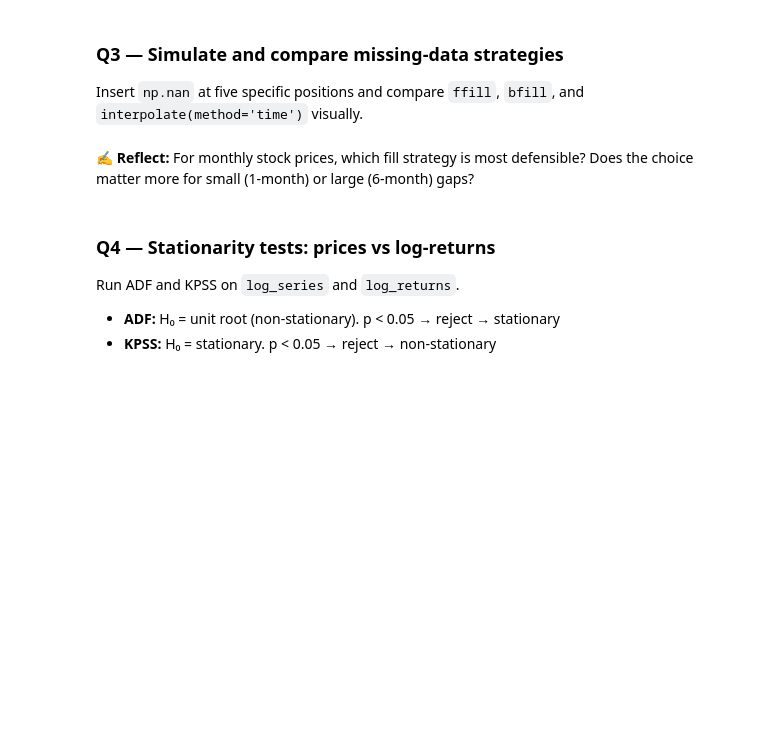
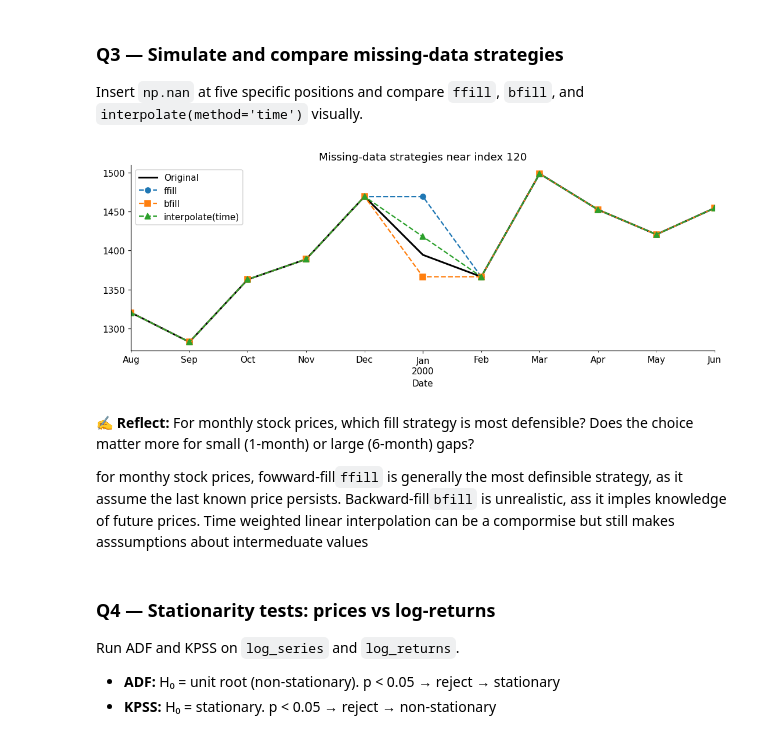
Before and after one commit to un1u3/ml-labs, a Jupyter notebook: fusemachines-2026/phase2/asignment5/W8_Forecasting_Assignment.ipynb, the cells around one changed output. Drawn from its saved outputs; the diff is of its cells as text; code cells hidden in the pictures; blank space fills up the shorter version.

```diff
--- a/fusemachines-2026/phase2/asignment5/W8_Forecasting_Assignment.ipynb
+++ b/fusemachines-2026/phase2/asignment5/W8_Forecasting_Assignment.ipynb
@@ -169,22 +169,27 @@ Insert `np.nan` at five specific positions and compare
 # %%
 # Q3 ──────────────────────────────────────────────────────────────────────────
 s_gap = series.copy().astype(float)
 s_gap.iloc[[10, 50, 120, 200, 310]] = np.nan   # five gaps introduced
 
-s_ffill  = None   # fill each gap with the previous available value
-s_bfill  = None   # fill each gap with the next available value
-s_interp = None   # fill each gap using time-weighted linear interpolation
+s_ffill  = s_gap.ffill()   # fill each gap with the previous available value
+s_bfill  = s_gap.bfill()   # fill each gap with the next available value
+s_interp = s_gap.interpolate(method= 'time')  # fill each gap using time-weighted linear interpolation
 
 w = slice(115, 126)
 fig, ax = plt.subplots(figsize=(10, 4))
 series.iloc[w].plot(ax=ax, label='Original', lw=2, color='black')
 s_ffill.iloc[w].plot(ax=ax,  label='ffill', ls='--', marker='o')
 s_bfill.iloc[w].plot(ax=ax,  label='bfill', ls='--', marker='s')
 s_interp.iloc[w].plot(ax=ax, label='interpolate(time)', ls='--', marker='^')
 ax.set_title('Missing-data strategies near index 120')
 ax.legend(); plt.tight_layout(); plt.show()
+# %% [output]
+[figure, added]
 # %% [markdown]
 ✍ **Reflect:** For monthly stock prices, which fill strategy is most defensible? Does the choice matter more for small (1-month) or large (6-month) gaps?
+
+
+for monthy stock prices, fowward-fill`ffill` is generally the most definsible strategy, as it assume the last known price persists. Backward-fill`bfill` is unrealistic, ass it imples knowledge of future prices. Time weighted linear interpolation can be a compormise but still makes asssumptions about intermeduate values
 # %% [markdown]
 ### Q4 — Stationarity tests: prices vs log-returns
 
```
Also changed, not shown: parts of 3 cells of this notebook.
